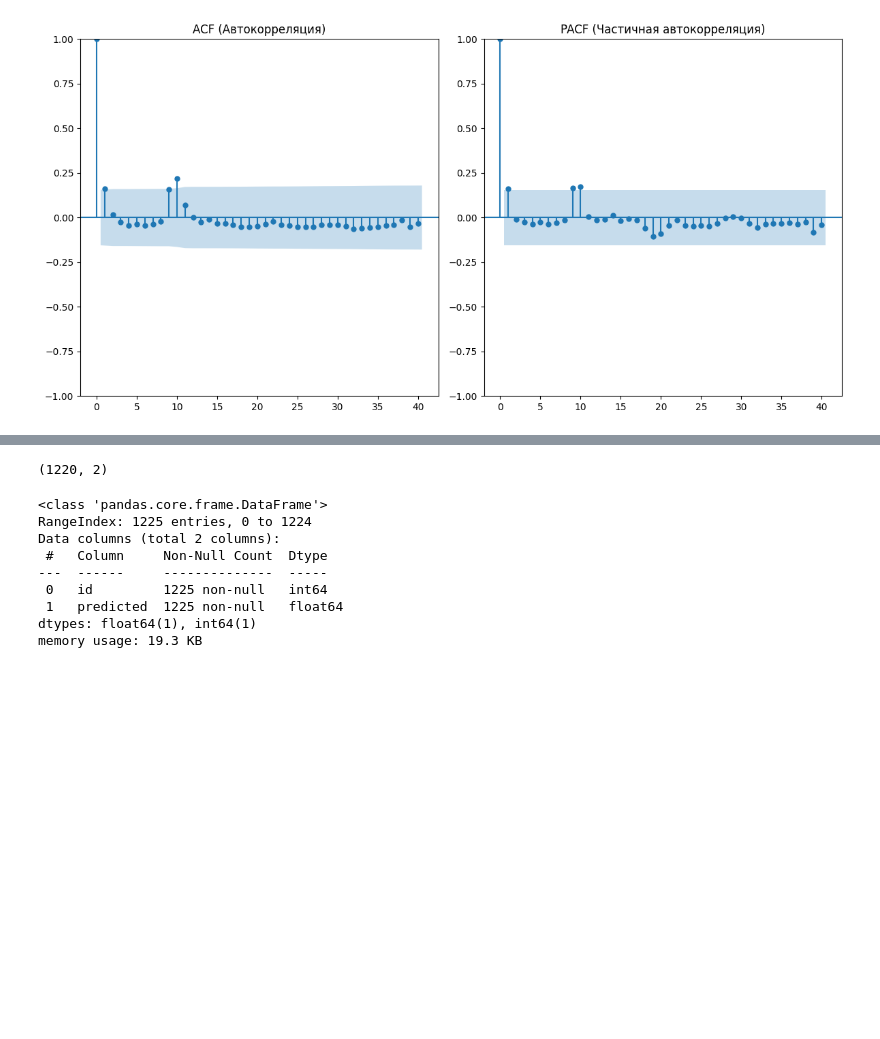
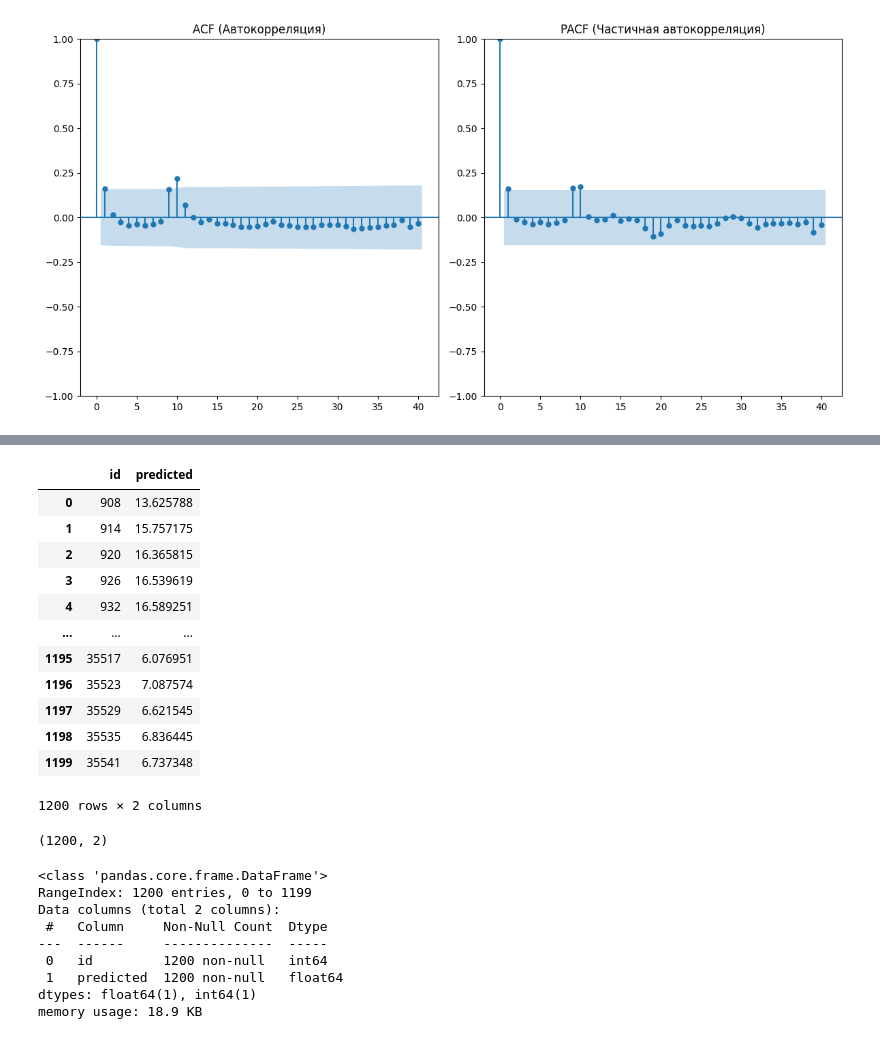
Before and after one commit to xanderkov/HSE-ASTF, a Jupyter notebook: hw-03/Kovel_w2024_25_hw3.ipynb, the cells around one changed output, grey strips where cells are left out. Saved outputs shown, nothing was run; the diff lists cells and outputs as text; code cells hidden in the pictures; blank space fills up the shorter version.

```diff
--- a/hw-03/Kovel_w2024_25_hw3.ipynb
+++ b/hw-03/Kovel_w2024_25_hw3.ipynb
@@ -225,10 +227,17 @@ for product_rk in train['product_rk'].unique():
         forecast_values = forecast_demand(product_rk, store_location_rk)
         if forecast_values is not None:
             for date, demand in zip(forecast_dates, forecast_values):
-                results.append({
-                    'id': len(results),
-                    'predicted': demand
-                })
+                by_date = test.loc[test['period_start_dt'] == date]
+                by_product = by_date.loc[test['product_rk'] == product_rk]
+                by_store = by_product.loc[test['store_location_rk'] == store_location_rk]
+                if len(by_store) > 0:
+                  id = by_store["id"].iloc[0]
+                  print(id)
+                  if id is not None:
+                    results.append({
+                        'id': id,
+                        'predicted': demand
+                    })
 # %% [output]
 No frequency information was provided, so inferred frequency W-MON will be used.
 
@@ -268,20 +325,36 @@ No frequency information was provided, so inferred frequency W-MON will be used.
 # %%
 forecast_df = pd.DataFrame(results)
+# %%
+forecast_df
+# %% [output]
+|  | id | predicted |
+| 0 | 908 | 13.625788 |
+| 1 | 914 | 15.757175 |
+| 2 | 920 | 16.365815 |
+| 3 | 926 | 16.539619 |
+| 4 | 932 | 16.589251 |
+| ... | ... | ... |
+| 1195 | 35517 | 6.076951 |
+| 1196 | 35523 | 7.087574 |
+| 1197 | 35529 | 6.621545 |
+| 1198 | 35535 | 6.836445 |
+| 1199 | 35541 | 6.737348 |
+1200 rows × 2 columns
 # %%
 forecast_df.to_csv('forecast_results.csv', index=False)
 # %%
 forecast_df.shape
 # %% [output]
-(1220, 2)
+(1200, 2)
 # %%
 forecast_df.info()
 # %% [output]
 <class 'pandas.core.frame.DataFrame'>
-RangeIndex: 1225 entries, 0 to 1224
+RangeIndex: 1200 entries, 0 to 1199
 Data columns (total 2 columns):
  #   Column     Non-Null Count  Dtype
 ---  ------     --------------  -----
- 0   id         1225 non-null   int64
- 1   predicted  1225 non-null   float64
+ 0   id         1200 non-null   int64
+ 1   predicted  1200 non-null   float64
 dtypes: float64(1), int64(1)
-memory usage: 19.3 KB
+memory usage: 18.9 KB
```
Also changed, not shown: parts of 2 cells of this notebook.
